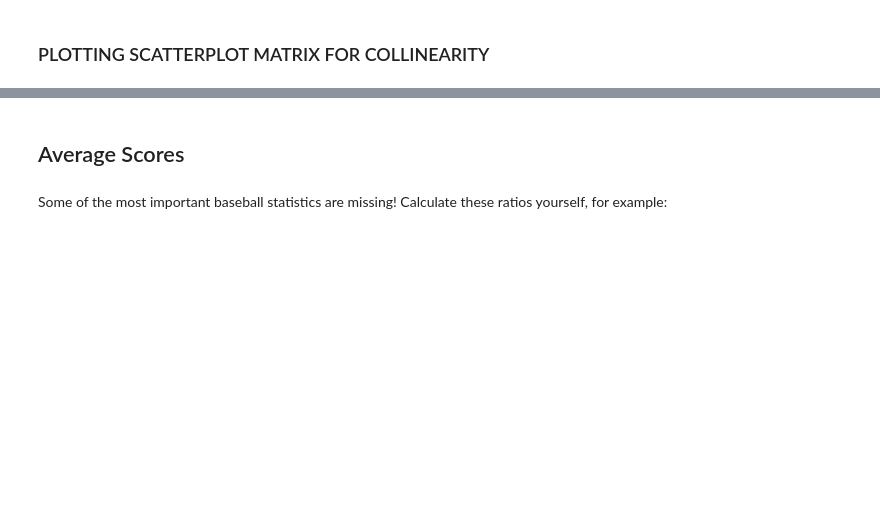
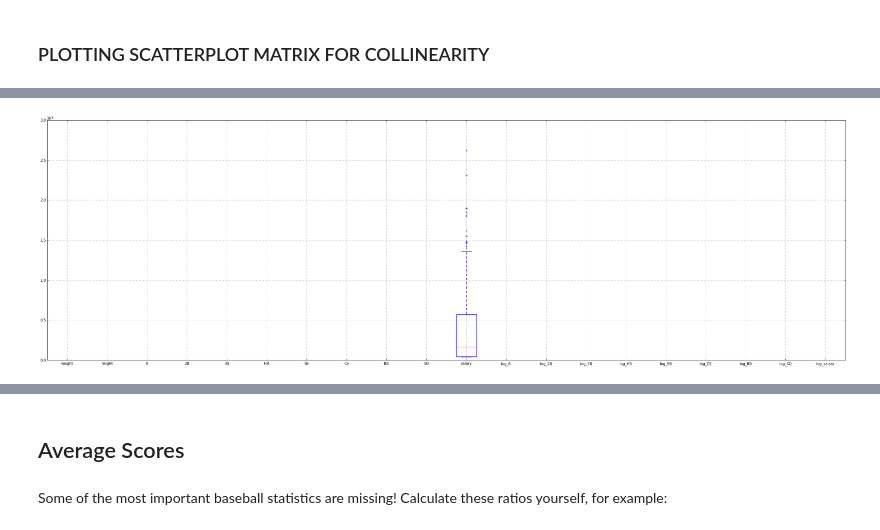
Before and after one commit to vitaminf/DS_HK_3, a Jupyter notebook: notebooks/18 - Data Exploration and Diagnostics.ipynb, the cells around one changed output, grey strips where cells are left out. Drawn from its saved outputs; the diff is of its cells as text; code cells hidden in the pictures; blank space fills up the shorter version.

```diff
--- a/notebooks/18 - Data Exploration and Diagnostics.ipynb
+++ b/notebooks/18 - Data Exploration and Diagnostics.ipynb
@@ -672,0 +777,8 @@ res_dropped = results.params / results2.params * 100 - 100
+# %%
+### NORMALIZATION ###
+
+# BOX PLOT FOR OUTLIERS #
+
+base_drop.boxplot()
+plt.show()
+# %% [output]
@@ -672,0 +789 @@ res_dropped = results.params / results2.params * 100 - 100
+[figure, added]
```
Also changed, not shown: parts of 44 cells of this notebook.
